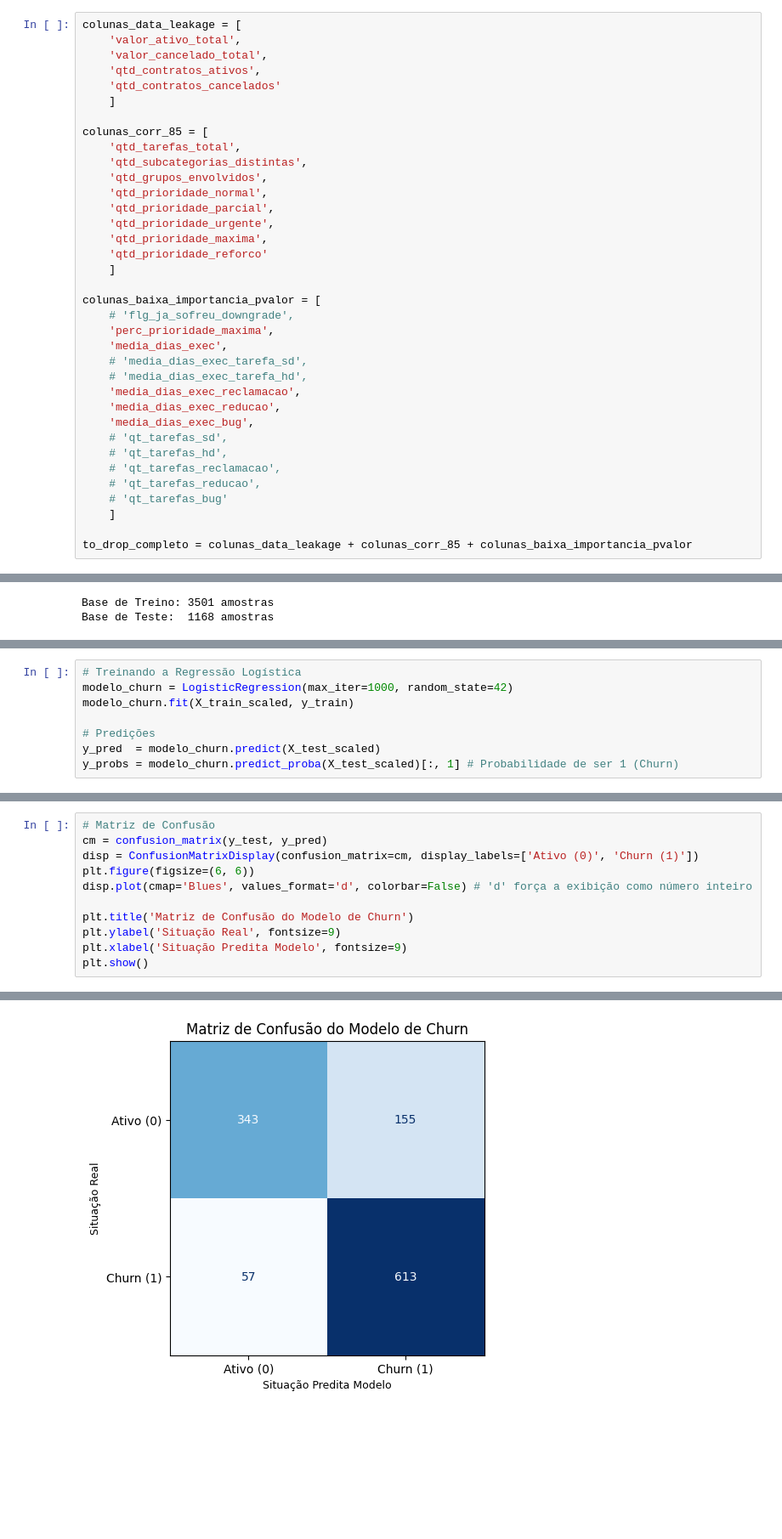
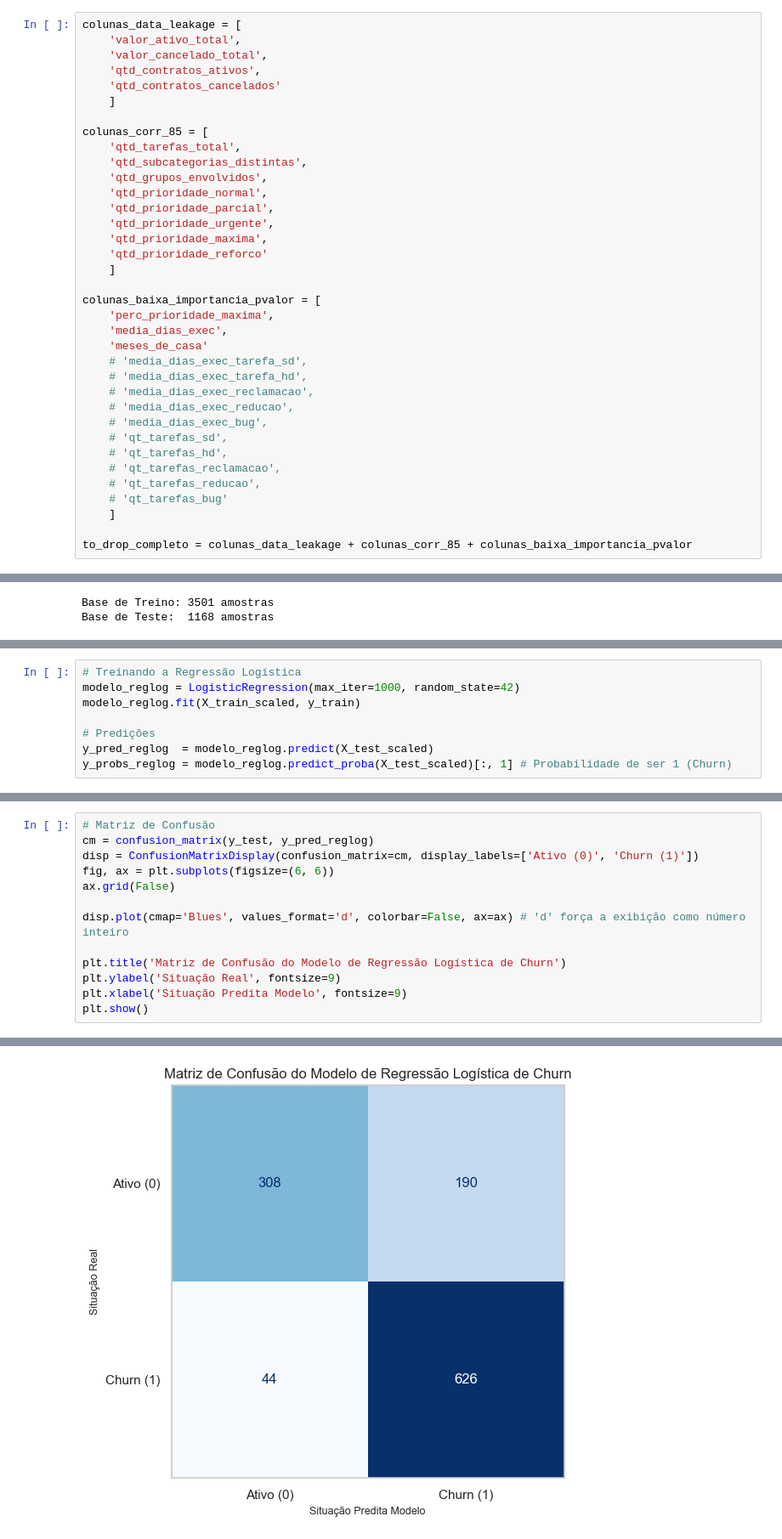
Before and after one commit to victorpecine/ml_predicao_churn, a Jupyter notebook: nb_ml_precidao_churn.ipynb, the cells around one changed output, grey strips where cells are left out. Shown at 85% size. Saved outputs shown, nothing was run; the diff lists cells and outputs as text; blank space fills up the shorter version.

Commit message:
teste com modelos reglog, random forest e xgboost + script com modelo salvo

```diff
--- a/nb_ml_precidao_churn.ipynb
+++ b/nb_ml_precidao_churn.ipynb
@@ -180,14 +205,14 @@ colunas_corr_85 = [
     ]
 
 colunas_baixa_importancia_pvalor = [
-    # 'flg_ja_sofreu_downgrade',
     'perc_prioridade_maxima',
     'media_dias_exec',
+    'meses_de_casa'
     # 'media_dias_exec_tarefa_sd',
     # 'media_dias_exec_tarefa_hd',
-    'media_dias_exec_reclamacao',
-    'media_dias_exec_reducao',
-    'media_dias_exec_bug',
+    # 'media_dias_exec_reclamacao',
+    # 'media_dias_exec_reducao',
+    # 'media_dias_exec_bug',
     # 'qt_tarefas_sd',
     # 'qt_tarefas_hd',
     # 'qt_tarefas_reclamacao',
@@ -301,11 +328,11 @@ Base de Teste:  1168 amostras
 # %%
 # Treinando a Regressão Logística
-modelo_churn = LogisticRegression(max_iter=1000, random_state=42)
-modelo_churn.fit(X_train_scaled, y_train)
+modelo_reglog = LogisticRegression(max_iter=1000, random_state=42)
+modelo_reglog.fit(X_train_scaled, y_train)
 
 # Predições
-y_pred  = modelo_churn.predict(X_test_scaled)
-y_probs = modelo_churn.predict_proba(X_test_scaled)[:, 1] # Probabilidade de ser 1 (Churn)
+y_pred_reglog  = modelo_reglog.predict(X_test_scaled)
+y_probs_reglog = modelo_reglog.predict_proba(X_test_scaled)[:, 1] # Probabilidade de ser 1 (Churn)
 # %%
 # Criamos uma cópia do X_test original (sem escala) para manter as colunas legíveis
 df_validacao = X_test.copy()
@@ -347,11 +374,13 @@ df_validacao.head()
 # %%
 # Matriz de Confusão
-cm = confusion_matrix(y_test, y_pred)
+cm = confusion_matrix(y_test, y_pred_reglog)
 disp = ConfusionMatrixDisplay(confusion_matrix=cm, display_labels=['Ativo (0)', 'Churn (1)'])
-plt.figure(figsize=(6, 6))
-disp.plot(cmap='Blues', values_format='d', colorbar=False) # 'd' força a exibição como número inteiro
+fig, ax = plt.subplots(figsize=(6, 6))
+ax.grid(False)
 
-plt.title('Matriz de Confusão do Modelo de Churn')
+disp.plot(cmap='Blues', values_format='d', colorbar=False, ax=ax) # 'd' força a exibição como número inteiro
+
+plt.title('Matriz de Confusão do Modelo de Regressão Logística de Churn')
 plt.ylabel('Situação Real', fontsize=9)
 plt.xlabel('Situação Predita Modelo', fontsize=9)
 plt.show()
@@ -360,4 +388,4 @@ plt.show()
-[figure, old version]
+[figure, new version]
 # %%
 # Relatório de Classificação (Precision, Recall, F1-Score)
 print("--- RELATÓRIO DE CLASSIFICAÇÃO ---")
```
Also changed, not shown: parts of 84 cells of this notebook, 23 other files.
